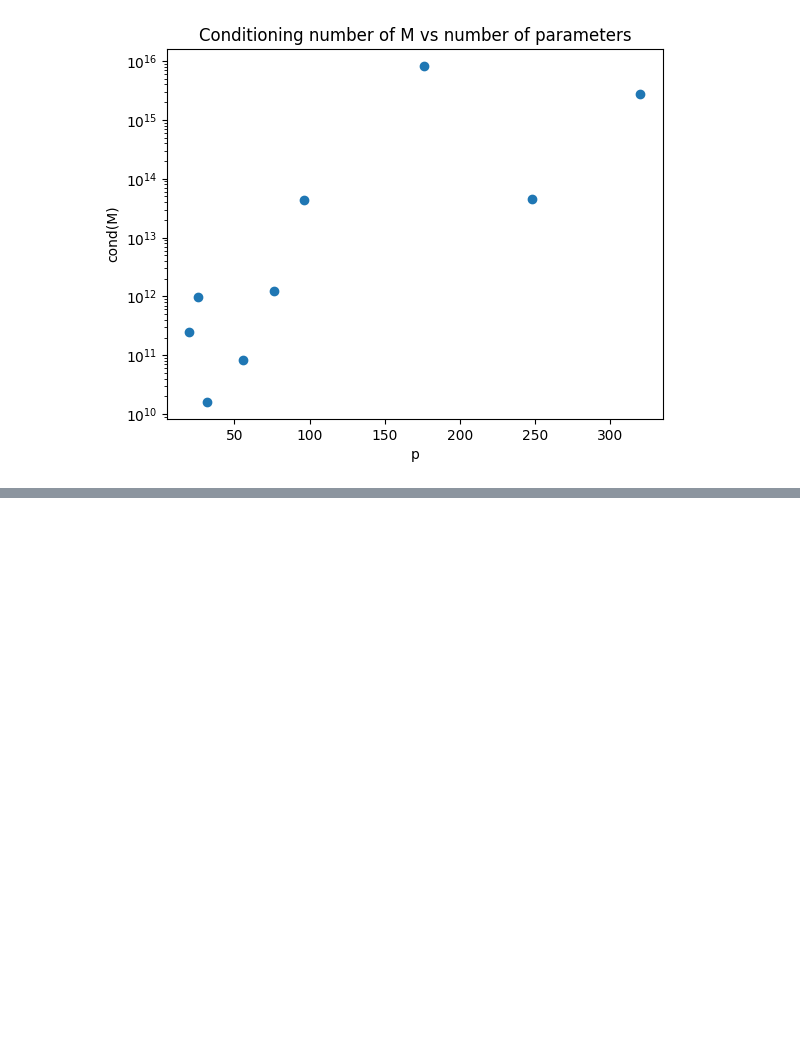
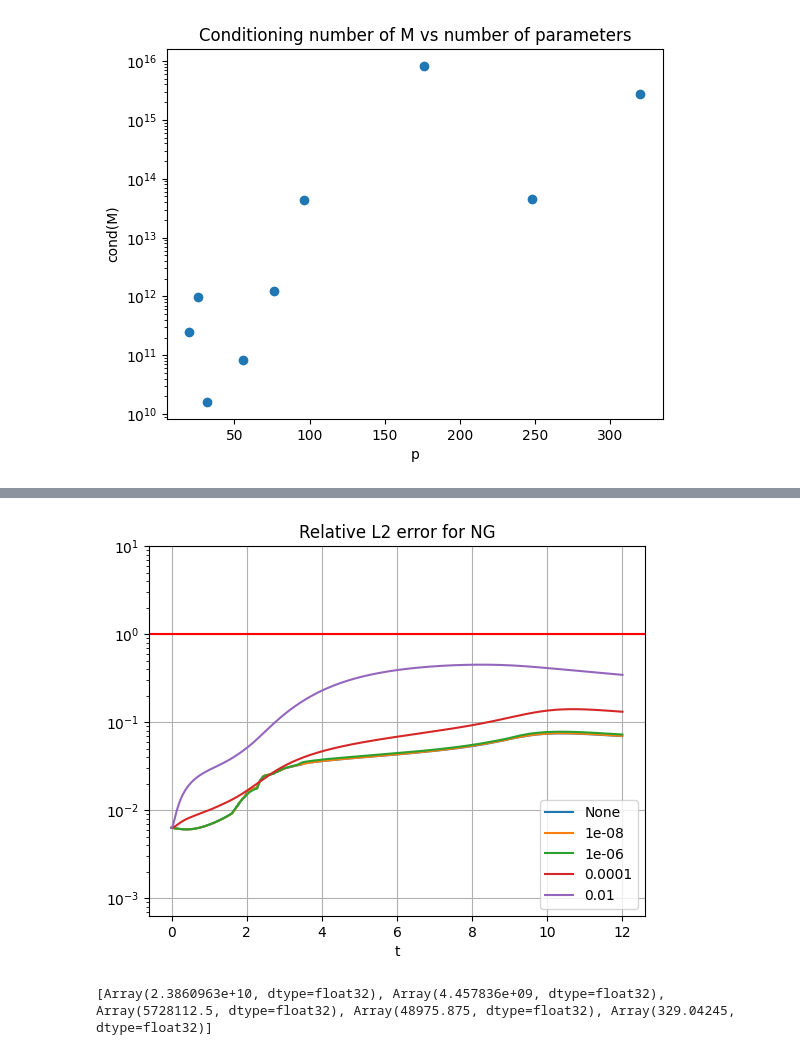
Before and after one commit to FraBet29/Neural_Galerkin, a Jupyter notebook: Allen-Cahn_conditioning.ipynb, the cells around one changed output, grey strips where cells are left out. Saved outputs shown, nothing was run; the diff lists cells and outputs as text; code cells hidden in the pictures; blank space fills up the shorter version.

```diff
--- a/Allen-Cahn_conditioning.ipynb
+++ b/Allen-Cahn_conditioning.ipynb
@@ -447,0 +452,25 @@ plt.show()
+# %%
+reg_list = [0.0, 1e-8, 1e-6, 1e-4, 1e-2]
+cond_list = []
+errors_list = []
+timesteps_list = []
+
+for reg in reg_list:
+
+    solution, timesteps, diagnostic = neural_galerkin(theta=theta, # initial parameters
+                                                      net=net, # neural network
+                                                      problem_data=problem_data, # problem data
+                                                      n=1000, # sample points
+                                                      rhs=rhs_ac, # problem RHS
+                                                      x_init=None,
+                                                      reg=reg, # regularization parameter
+                                                      sampler='uniform',
+                                                      scheme='rk45',
+                                                      plot_on=False,
+                                                      diagnostic_on=True # save conditioning number and singular values of the mass matrix
+                                                     )
+
+    timesteps_list.append(timesteps)
+    cond_list.append(diagnostic.averaged()[0])
+    errors = compute_error(solution, timesteps, exactAC_eval, problem_data)
+    errors_list.append(errors)
@@ -447,0 +573,21 @@ plt.show()
+# %%
+for i in range(len(reg_list)):
+    t_plot = jnp.array(timesteps_list[i])
+    errors = jnp.array(errors_list[i])
+    if i == 0:
+        plt.semilogy(t_plot, errors, linestyle='-', label='None')
+    else:
+        plt.semilogy(t_plot, errors, linestyle='-', label=reg_list[i])
+plt.axhline(y=1, color='r', linestyle='-')
+plt.xlabel('t')
+plt.ylim([min(1e-3, 1e-1 * jnp.min(errors)), max(1e1, 1e1 * jnp.max(errors))])
+plt.title('Relative L2 error for NG')
+plt.grid()
+plt.legend()
+plt.show()
+# %% [output]
+[figure, added]
+# %%
+print(cond_list)
+# %% [output]
+[Array(2.3860963e+10, dtype=float32), Array(4.457836e+09, dtype=float32), Array(5728112.5, dtype=float32), Array(48975.875, dtype=float32), Array(329.04245, dtype=float32)]
```
Also changed, not shown: parts of 7 cells of this notebook, 11 other files.
